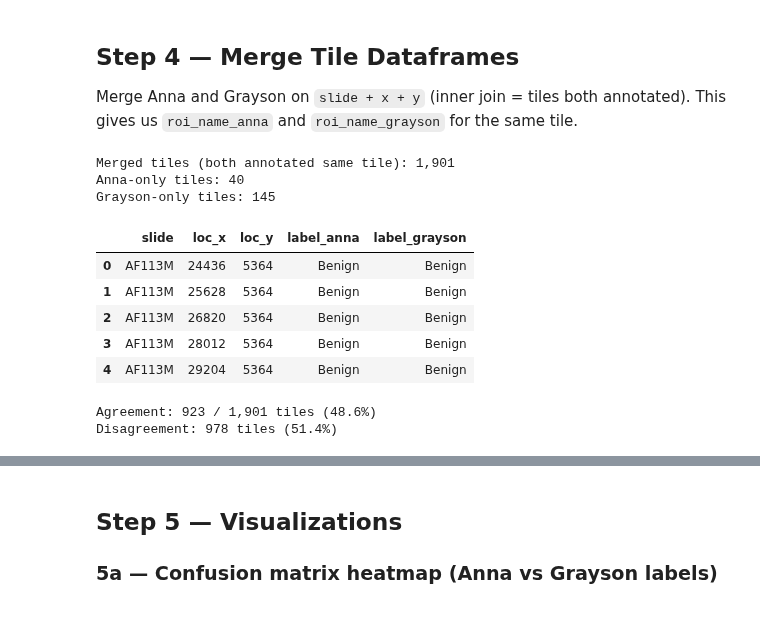
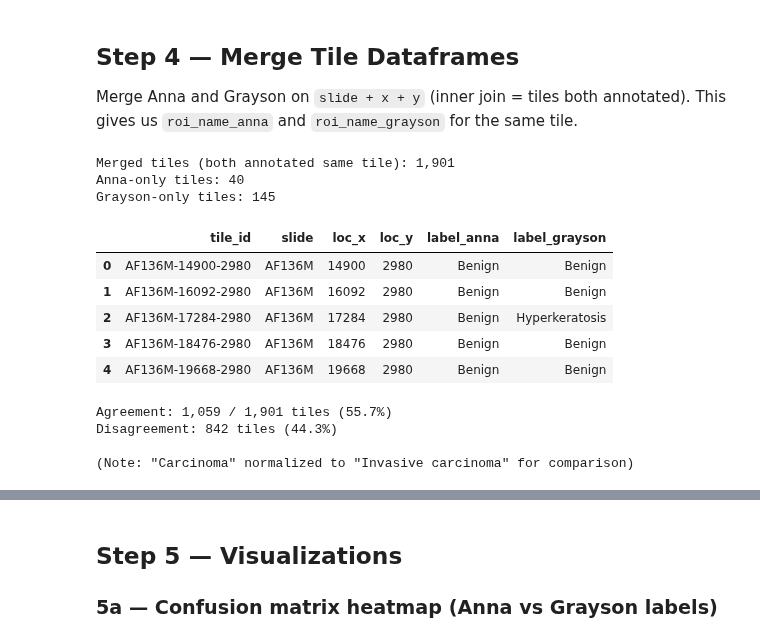
Before and after one commit to Satanna1/Cancer_Project_2025, a Jupyter notebook: Exp2_Disagreement_Analysis.ipynb, the cells around one changed output, grey strips where cells are left out. Drawn from its saved outputs; the diff is of its cells as text; code cells hidden in the pictures.

```diff
--- a/Exp2_Disagreement_Analysis.ipynb
+++ b/Exp2_Disagreement_Analysis.ipynb
@@ -210,42 +210,55 @@ This gives us `roi_name_anna` and `roi_name_grayson` for the same tile.
 # %%
 # Rename label columns before merging
 anna_tile_df = anna_tile_df.rename(columns={'label': 'label_anna'})
 grayson_tile_df = grayson_tile_df.rename(columns={'label': 'label_grayson'})
 
-# Inner join on slide + tile coordinates
-# loc_x and loc_y are the tile center coordinates in base pixel dimensions
+# Reset index so tile_id (e.g. AF136M-14900-2980) becomes a regular column
+anna_tile_df = anna_tile_df.reset_index().rename(columns={'index': 'tile_id'})
+grayson_tile_df = grayson_tile_df.reset_index().rename(columns={'index': 'tile_id'})
+
+# Inner join on slide + tile coordinates; keep tile_id from Anna (identical for shared tiles)
 merged_df = pd.merge(
-    anna_tile_df[['slide', 'loc_x', 'loc_y', 'label_anna']],
+    anna_tile_df[['tile_id', 'slide', 'loc_x', 'loc_y', 'label_anna']],
     grayson_tile_df[['slide', 'loc_x', 'loc_y', 'label_grayson']],
     on=['slide', 'loc_x', 'loc_y'],
     how='inner'
 )
 
 print(f'Merged tiles (both annotated same tile): {len(merged_df):,}')
 print(f'Anna-only tiles: {len(anna_tile_df) - len(merged_df):,}')
 print(f'Grayson-only tiles: {len(grayson_tile_df) - len(merged_df):,}')
 merged_df.head()
 # %% [output]
 Merged tiles (both annotated same tile): 1,901
 Anna-only tiles: 40
 Grayson-only tiles: 145
-|  | slide | loc_x | loc_y | label_anna | label_grayson |
-| 0 | AF113M | 24436 | 5364 | Benign | Benign |
-| 1 | AF113M | 25628 | 5364 | Benign | Benign |
-| 2 | AF113M | 26820 | 5364 | Benign | Benign |
-| 3 | AF113M | 28012 | 5364 | Benign | Benign |
-| 4 | AF113M | 29204 | 5364 | Benign | Benign |
+|  | tile_id | slide | loc_x | loc_y | label_anna | label_grayson |
+| 0 | AF136M-14900-2980 | AF136M | 14900 | 2980 | Benign | Benign |
+| 1 | AF136M-16092-2980 | AF136M | 16092 | 2980 | Benign | Benign |
+| 2 | AF136M-17284-2980 | AF136M | 17284 | 2980 | Benign | Hyperkeratosis |
+| 3 | AF136M-18476-2980 | AF136M | 18476 | 2980 | Benign | Benign |
+| 4 | AF136M-19668-2980 | AF136M | 19668 | 2980 | Benign | Benign |
 # %%
-# Flag agreement vs disagreement
-merged_df['agree'] = merged_df['label_anna'] == merged_df['label_grayson']
+# Normalize label synonyms before computing agreement
+# Grayson uses "Carcinoma", Anna uses "Invasive carcinoma" — same thing
+LABEL_MAP_GRAYSON = {
+    'Carcinoma': 'Invasive carcinoma',
+}
+merged_df['label_grayson_norm'] = merged_df['label_grayson'].replace(LABEL_MAP_GRAYSON)
+
+# Flag agreement using normalized labels
+merged_df['agree'] = merged_df['label_anna'] == merged_df['label_grayson_norm']
 
 n_agree = merged_df['agree'].sum()
 n_total = len(merged_df)
 print(f'Agreement: {n_agree:,} / {n_total:,} tiles ({100*n_agree/n_total:.1f}%)')
 print(f'Disagreement: {n_total - n_agree:,} tiles ({100*(n_total - n_agree)/n_total:.1f}%)')
+print(f'\n(Note: "Carcinoma" normalized to "Invasive carcinoma" for comparison)')
 # %% [output]
-Agreement: 923 / 1,901 tiles (48.6%)
-Disagreement: 978 tiles (51.4%)
+Agreement: 1,059 / 1,901 tiles (55.7%)
+Disagreement: 842 tiles (44.3%)
+
+(Note: "Carcinoma" normalized to "Invasive carcinoma" for comparison)
 # %%
 merged_df
 # %% [output]
```
Also changed, not shown: parts of 27 cells of this notebook, 51 other files.
